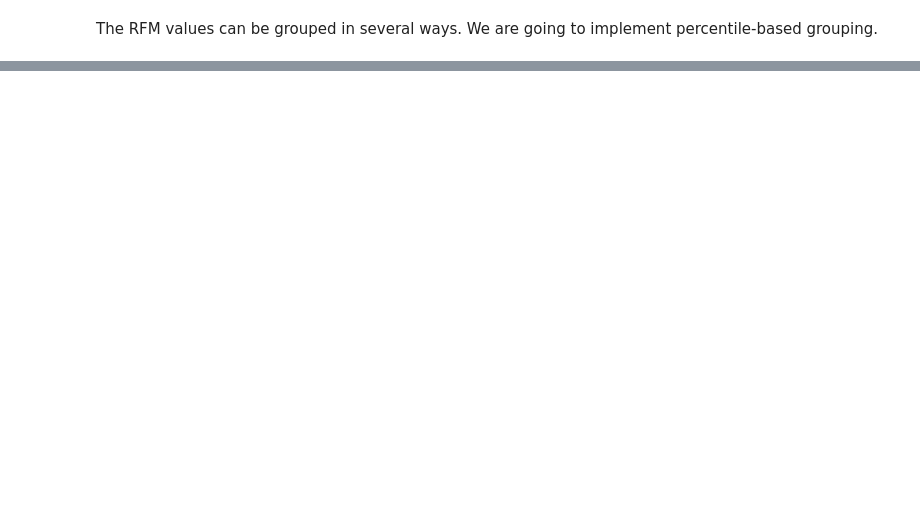
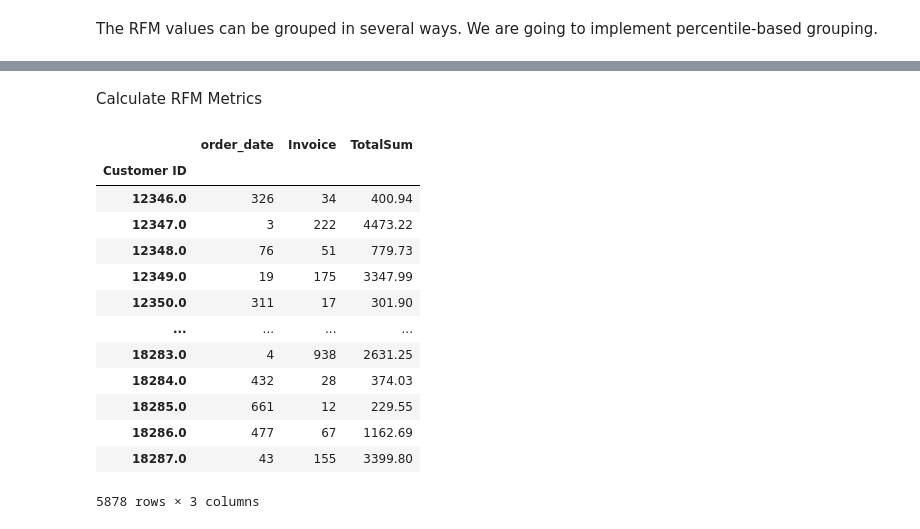
Before and after one commit to walethewave/Advanced-Retail-Analytics-Suite-Customer-Segmentation-Strategic-Insights, a Jupyter notebook: Retail.ipynb, the cells around one changed output, grey strips where cells are left out. Cells and saved outputs as stored; diff of their text form; code cells hidden in the pictures; blank space fills up the shorter version.

```diff
--- a/Retail.ipynb
+++ b/Retail.ipynb
@@ -232,2 +228,23 @@ combined_df_capped.describe()
 # %% [markdown]
  The RFM values can be grouped in several ways. We are going to implement percentile-based grouping.
+# %%
+combined_df_capped['TotalSum'] = combined_df_capped['Price'] * combined_df_capped['Quantity']
+# %%
+import pandas as pd
+import datetime as dt
+
+# Ensure 'order_date' is in datetime format
+combined_df_capped['order_date'] = pd.to_datetime(combined_df_capped['order_date'])
+
+# Add new TotalSum column
+combined_df_capped['TotalSum'] = combined_df_capped['Price'] * combined_df_capped['Quantity']
+
+# Display minimum and maximum invoice dates
+print('Min Invoice Date:', combined_df_capped['order_date'].dt.date.min(), 'Max Invoice Date:', combined_df_capped['order_date'].dt.date.max())
+
+# Preview the DataFrame
+combined_df_capped.head(3)
+
+# Set the snapshot date to one day after the last purchase date
+snapshot_date = combined_df_capped['order_date'].max() + dt.timedelta(days=1)
+print('Snapshot Date:', snapshot_date)
@@ -233,0 +261,34 @@ combined_df_capped.describe()
+# %% [markdown]
+ Calculate RFM Metrics
+# %%
+rfm = combined_df_capped.groupby(['Customer ID']).agg({
+    'order_date': lambda x: (snapshot_date - x.max()).days,
+    'Invoice': 'count',
+    'TotalSum': 'sum'
+})
+rfm
+
+# f.groupby(['CustomerID']): Groups the data by CustomerID, meaning that all transactions for each customer will be aggregated together.
+
+# agg(): This function allows you to apply different aggregation functions to different columns.
+
+# 'order_date': lambda x: (snapshot_date - x.max()).days: This lambda function calculates the Recency by finding the difference in days between the snapshot date (snapshot_date) and the most recent purchase date (x.max()). The result tells you how many days it has been since the customer's last purchase.
+
+# 'InvoiceNo': 'count': This counts the number of invoices (transactions) for each customer, giving you the Frequency of their purchases.
+
+# 'TotalSum': 'sum': This sums up the total amount spent by each customer across all their transactions, representing the Monetary Value.
+# %% [output]
+|  | order_date | Invoice | TotalSum |
+| Customer ID |  |  |  |
+| 12346.0 | 326 | 34 | 400.94 |
+| 12347.0 | 3 | 222 | 4473.22 |
+| 12348.0 | 76 | 51 | 779.73 |
+| 12349.0 | 19 | 175 | 3347.99 |
+| 12350.0 | 311 | 17 | 301.90 |
+| ... | ... | ... | ... |
+| 18283.0 | 4 | 938 | 2631.25 |
+| 18284.0 | 432 | 28 | 374.03 |
+| 18285.0 | 661 | 12 | 229.55 |
+| 18286.0 | 477 | 67 | 1162.69 |
+| 18287.0 | 43 | 155 | 3399.80 |
+5878 rows × 3 columns
```
Also changed, not shown: parts of 24 cells of this notebook.
